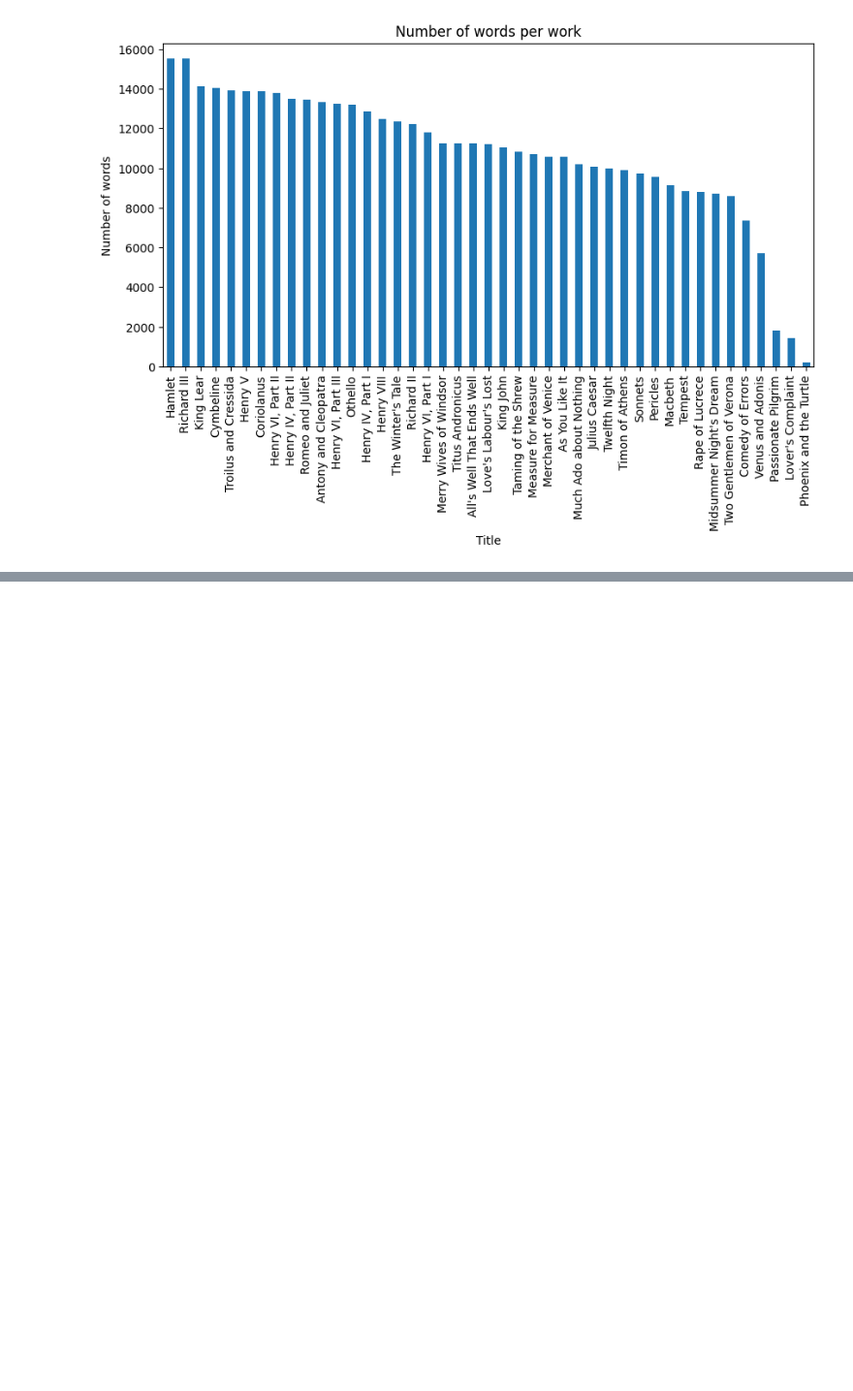
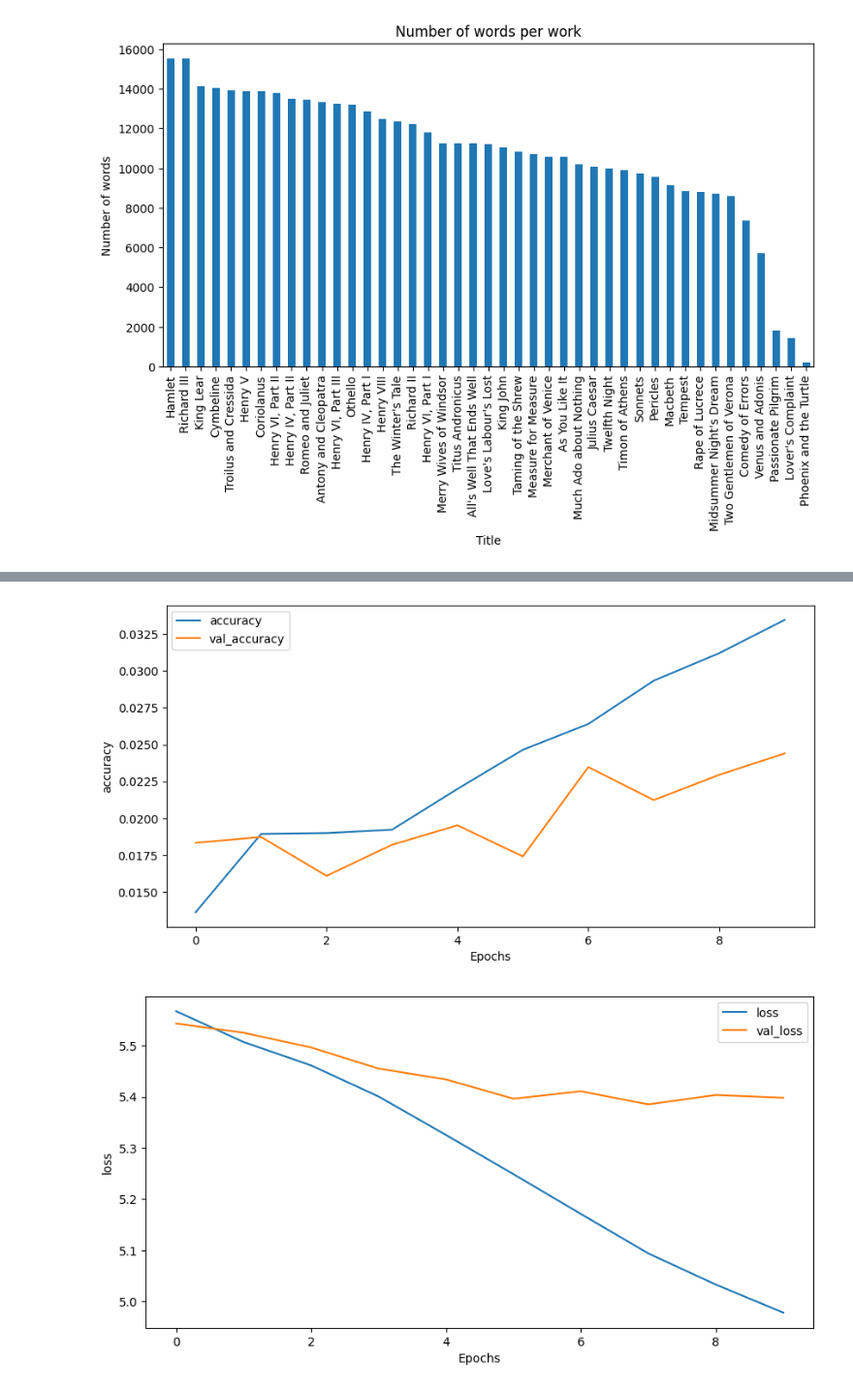
Before and after one commit to enzofali/intro-cd, a Jupyter notebook: Tarea_1/Tarea1_resolucion.ipynb, the cells around one changed output, grey strips where cells are left out. Shown: that part at 97% size. Cells and saved outputs as stored; diff of their text form; code cells hidden in the pictures; blank space fills up the shorter version.

Commit message:
Bidirectional LSTM

```diff
--- a/Tarea_1/Tarea1_resolucion.ipynb
+++ b/Tarea_1/Tarea1_resolucion.ipynb
@@ -930,0 +1070,21 @@ plt.show()
+# %%
+import tensorflow as tf
+
+# Parameters
+embedding_dim = 16
+lstm_dim = 32
+dense_dim = 24
+
+# Model Definition with LSTM
+model_lstm = tf.keras.Sequential([
+    tf.keras.layers.Embedding(vocab_size, embedding_dim, input_length=max_length),
+    tf.keras.layers.Bidirectional(tf.keras.layers.LSTM(lstm_dim)),
+    tf.keras.layers.Dense(dense_dim, activation='relu'),
+    tf.keras.layers.Dense(297, activation='softmax')
+])
+
+# Set the training parameters
+model_lstm.compile(loss='binary_crossentropy',optimizer='adam',metrics=['accuracy'])
+
+# Print the model summary
+model_lstm.summary()
@@ -930,0 +1124,8 @@ plt.show()
+# %%
+# Set the training parameters
+model_lstm.compile(loss = 'categorical_crossentropy', optimizer='rmsprop', metrics=['accuracy'])
+# %%
+NUM_EPOCHS = 10
+
+# Train the model
+history_lstm = model_lstm.fit(training_padded, training_labels, epochs=NUM_EPOCHS, validation_data=(testing_padded, testing_labels))
@@ -930,0 +1187,18 @@ plt.show()
+# %%
+import matplotlib.pyplot as plt
+
+# Plot Utility
+def plot_graphs(history, string):
+  plt.plot(history.history[string])
+  plt.plot(history.history['val_'+string])
+  plt.xlabel("Epochs")
+  plt.ylabel(string)
+  plt.legend([string, 'val_'+string])
+  plt.show()
+
+# Plot the accuracy and loss history
+plot_graphs(history_lstm, 'accuracy')
+plot_graphs(history_lstm, 'loss')
+# %% [output]
+[figure, added]
+[figure, added]
```
Also changed, not shown: parts of 15 cells of this notebook, 3 other files.
